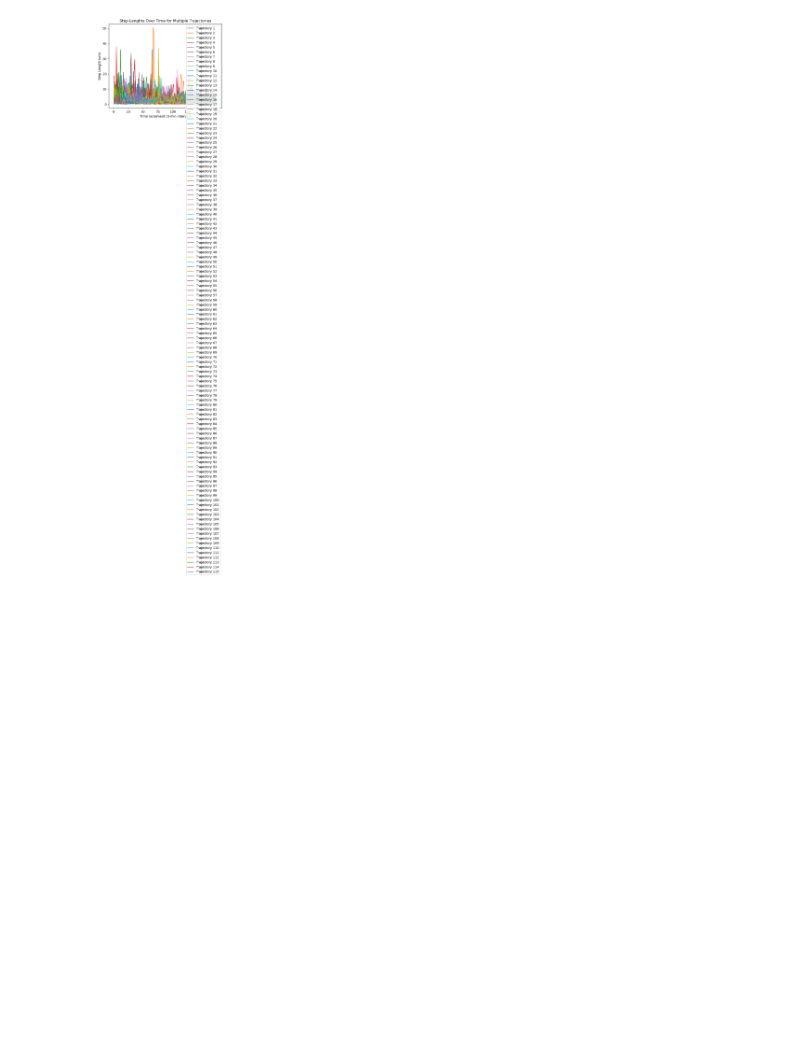
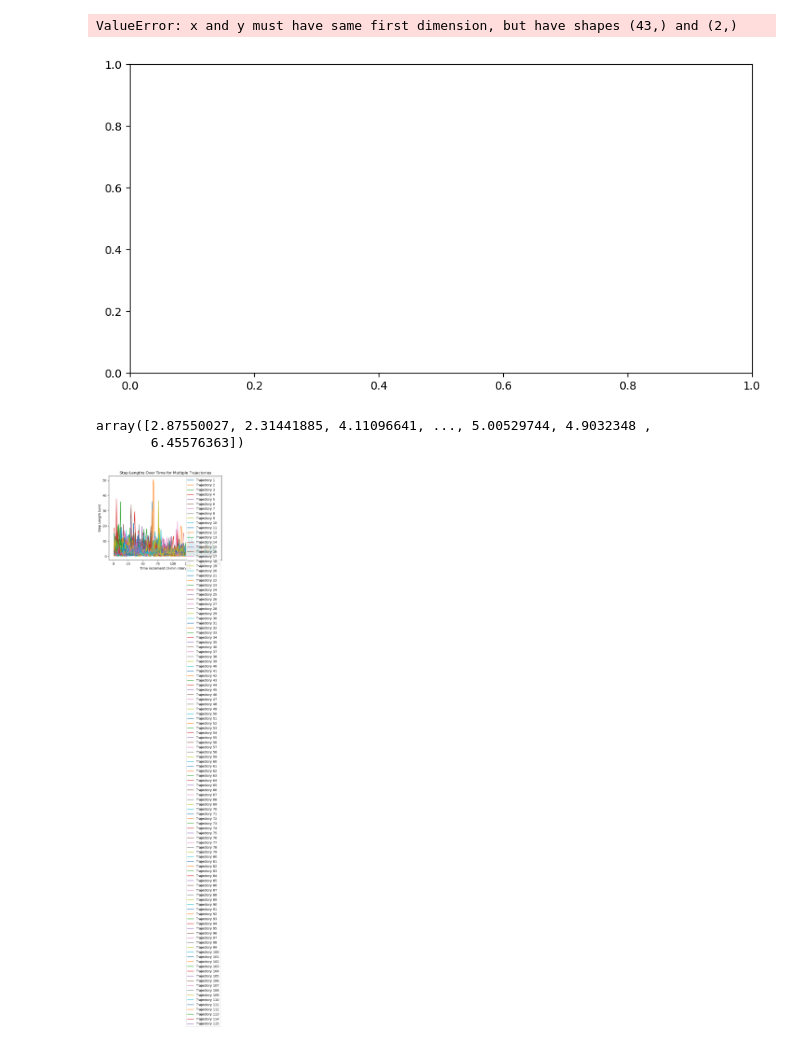
Before and after one commit to dz1921/RANDOMWALK, a Jupyter notebook: Distribution_Building.ipynb, the cells around one changed output. Saved outputs shown, nothing was run; the diff lists cells and outputs as text; code cells hidden in the pictures; blank space fills up the shorter version.

```diff
--- a/Distribution_Building.ipynb
+++ b/Distribution_Building.ipynb
@@ -83,3 +120,22 @@ filtered_steps.max()
+# %%
+time_lags = np.arange(1, len(experimental_tamsd) + 1)
+
+# Create the plot
+plt.figure(figsize=(10, 5))
+plt.plot(time_lags, R_filter(experimental_tamsd,7.2), marker='o', linestyle='-', color='b')
+plt.title('Time-Averaged Mean Squared Displacement (TAMSD)')
+plt.xlabel('Time Lag')
+plt.ylabel('TAMSD')
+plt.grid(True)
+plt.show()
+# %% [output]
+ValueError: x and y must have same first dimension, but have shapes (43,) and (2,)
+[figure, added]
+# %%
+steps
+# %% [output]
+array([2.87550027, 2.31441885, 4.11096641, ..., 5.00529744, 4.9032348 ,
+       6.45576363])
 # %%
 # This graph shows the steps size per trajectory
 # might use it to remove outliers
```
Also changed, not shown: parts of 5 cells of this notebook.
